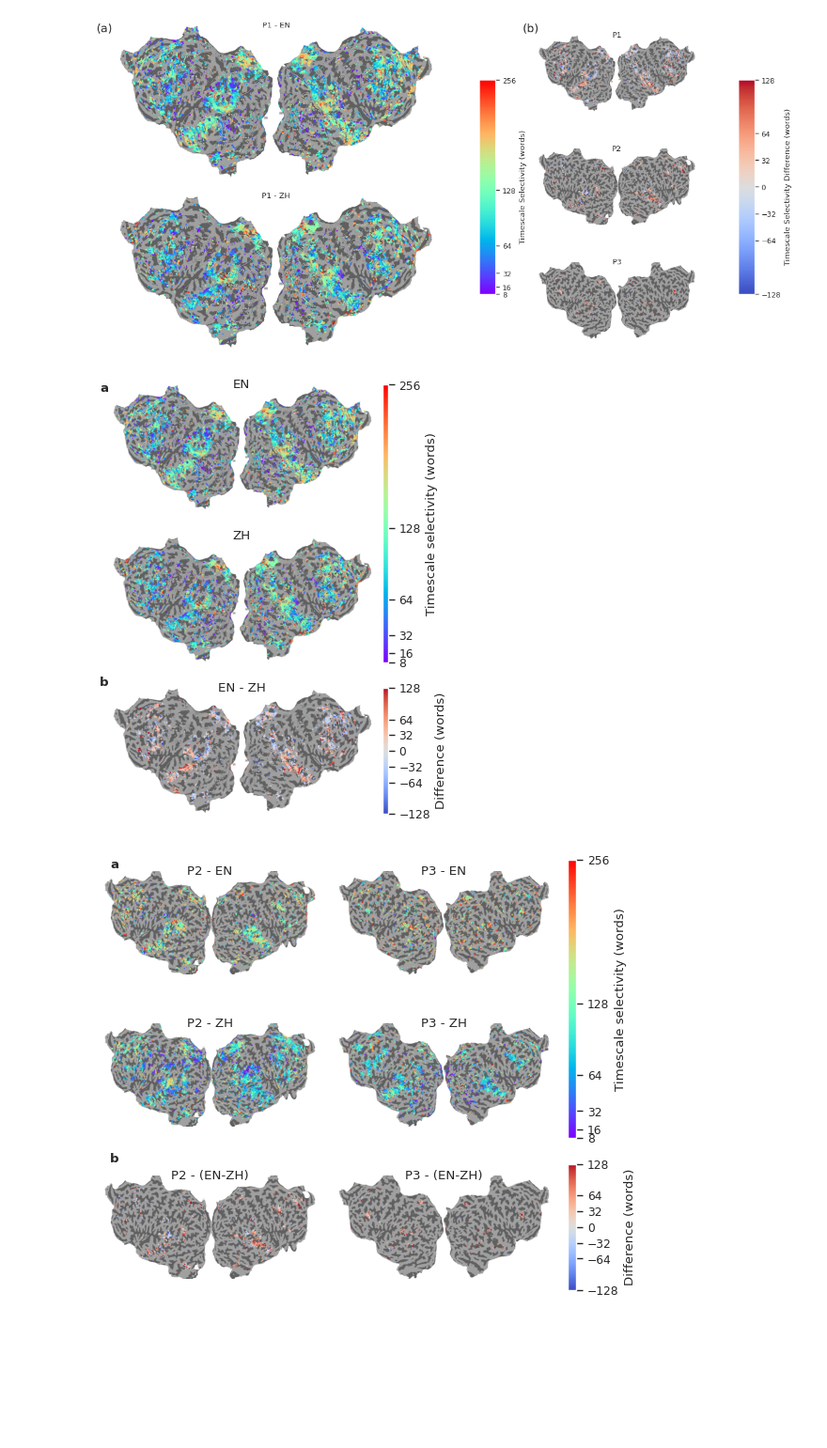
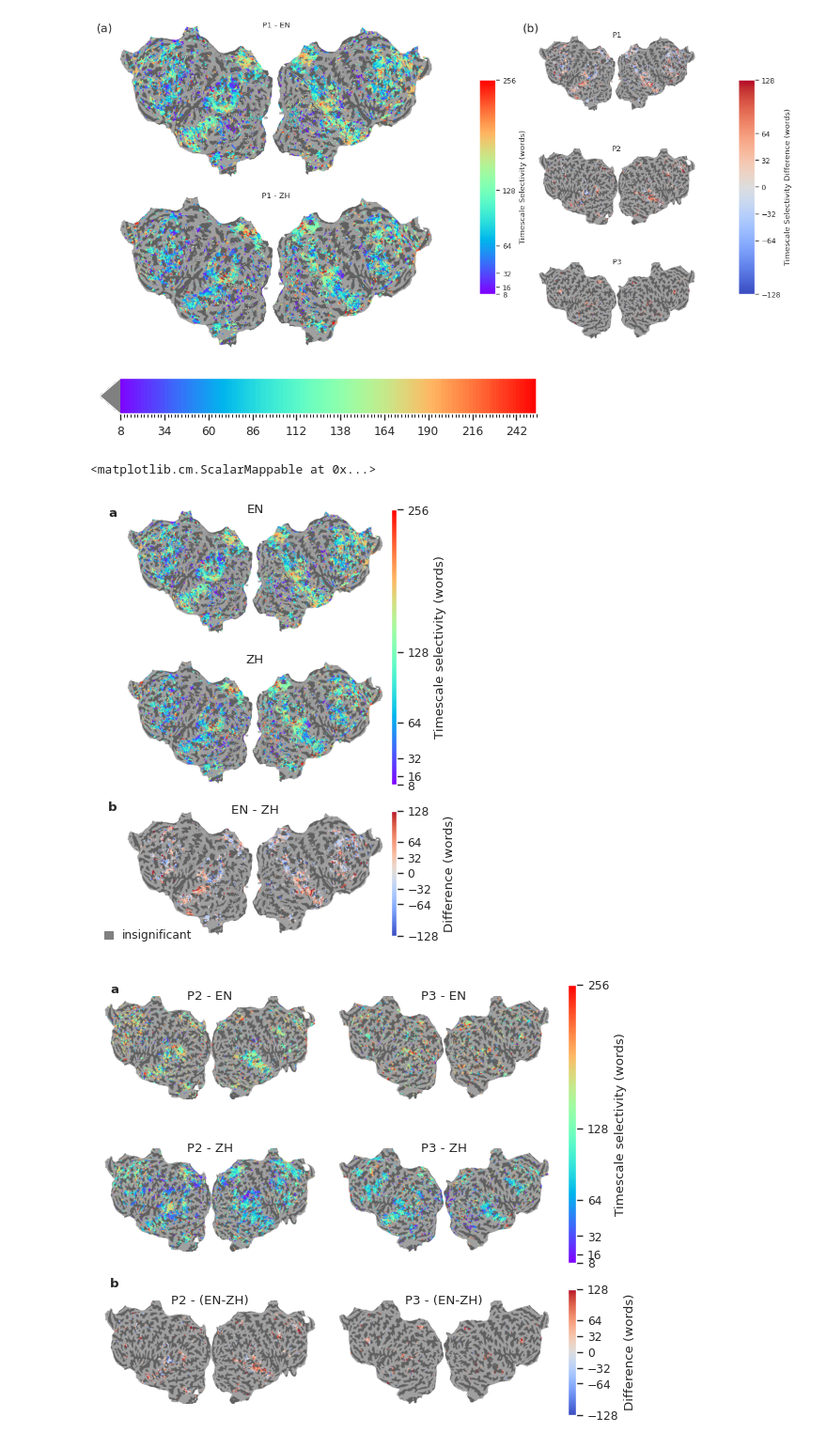
Before and after one commit to bramantyois/multilang_timescale, a Jupyter notebook: notebook/03_plots/05_timescale_selectivity_agg.ipynb, the cells around one changed output. Shown at 94% size. Drawn from its saved outputs; the diff is of its cells as text; code cells hidden in the pictures; blank space fills up the shorter version.

Commit message:
add insignificant voxel legend

```diff
--- a/notebook/03_plots/05_timescale_selectivity_agg.ipynb
+++ b/notebook/03_plots/05_timescale_selectivity_agg.ipynb
@@ -245,6 +246,28 @@ plt.savefig(
 plt.show()
 # %% [output]
 [figure]
+# %%
+# create a colorbar in which value below 8 is gray, value between 8 and 256 is rainbow, and value above 256 is gray
+cmap = plt.cm.rainbow
+cmap.set_under('gray')
+
+bounds = [i for i in range(8, 256, 2)]
+# boundary norm with extend under
+norm = plt.cm.colors.BoundaryNorm(bounds, cmap.N, extend='min')
+
+fig, ax = plt.subplots(figsize=(6, 1))
+fig.subplots_adjust(bottom=0.5)
+
+cb1 = plt.colorbar(plt.cm.ScalarMappable(cmap=cmap, norm=norm),
+                     cax=ax,
+                     orientation='horizontal',
+                     extend='min')
+# %% [output]
+[figure, added]
+# %%
+sm
+# %% [output]
+<matplotlib.cm.ScalarMappable at 0x...>
 # %%
 # alternative plot
 
@@ -290,6 +313,10 @@ ax3.text(
     transform=ax3.transAxes,
 )
 
+gray_patch = mpatches.Patch(color='gray', label='insignificant',)
+
+ax3.legend(handles=[gray_patch], bbox_to_anchor=(0.1, 0.0), loc='center', borderaxespad=0., frameon=False, handlelength=0.75)
+
 # add horizontal colorbar at the bottom of the plot
 cbar_ax1 = fig.add_subplot(gs[0:2, 1])
 
@@ -315,35 +342,38 @@ plt.colorbar(sm, cax=cbar_ax2, orientation="vertical", fraction=0.8)
 cbar_ax2.set_yticks([-128, -64, -32, 0, 32, 64, 128])
 cbar_ax2.set_ylabel("Difference (words)")
 
-
 fig.text(
     0.05,
     0.95,
     "a",
     ha="center",
     va="center",
     fontsize=default_font_size,
     transform=fig.transFigure,
     fontweight='bold'
 )
 fig.text(
     0.05,
     0.325,
     "b",
     ha="center",
     va="center",
     fontsize=default_font_size,
     transform=fig.transFigure,
     fontweight='bold'
 )
 
+
 plt.tight_layout()
+
+# add gray legend. floating legend, manually adjust
+
 plt.savefig(
     os.path.join(timescale_selectivity_dir, "timescale_selectivity_agg_col.png"), dpi=300
 )
 plt.show()
 # %% [output]
-[figure, old version]
+[figure, new version]
 # %%
 # alternative plot
 
```
Also changed, not shown: parts of 1 cell of this notebook, 3 other files.
